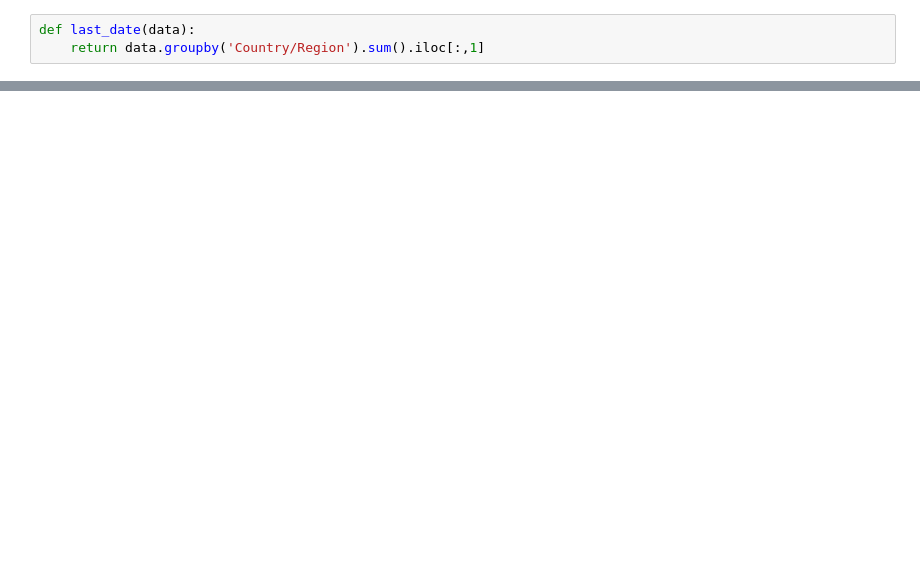
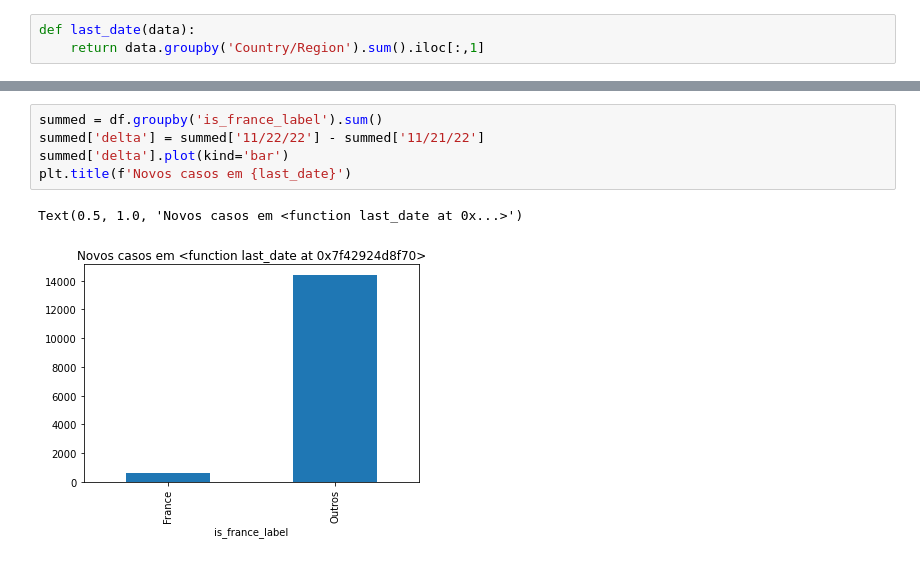
Before and after one commit to Marcus-Bernard0/data_science_alura, a Jupyter notebook: 14 - Data Science para a saúde/Projeto.ipynb, the cells around one changed output, grey strips where cells are left out. Saved outputs shown, nothing was run; the diff lists cells and outputs as text; blank space fills up the shorter version.

```diff
--- a/14 - Data Science para a saúde/Projeto.ipynb
+++ b/14 - Data Science para a saúde/Projeto.ipynb
@@ -279,0 +420,8 @@ dtype: int64
+# %%
+summed = df.groupby('is_france_label').sum()
+summed['delta'] = summed['11/22/22'] - summed['11/21/22']
+summed['delta'].plot(kind='bar')
+plt.title(f'Novos casos em {last_date}')
+# %% [output]
+Text(0.5, 1.0, 'Novos casos em <function last_date at 0x...>')
+[figure, added]
```
Also changed, not shown: parts of 42 cells of this notebook.
